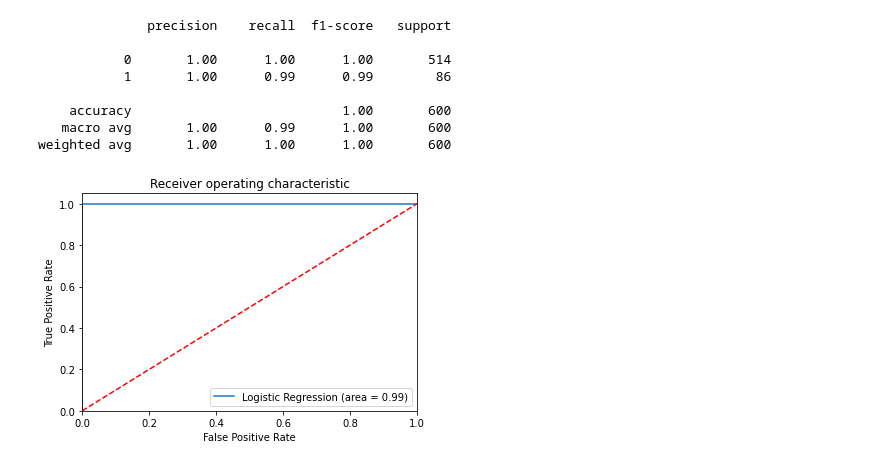
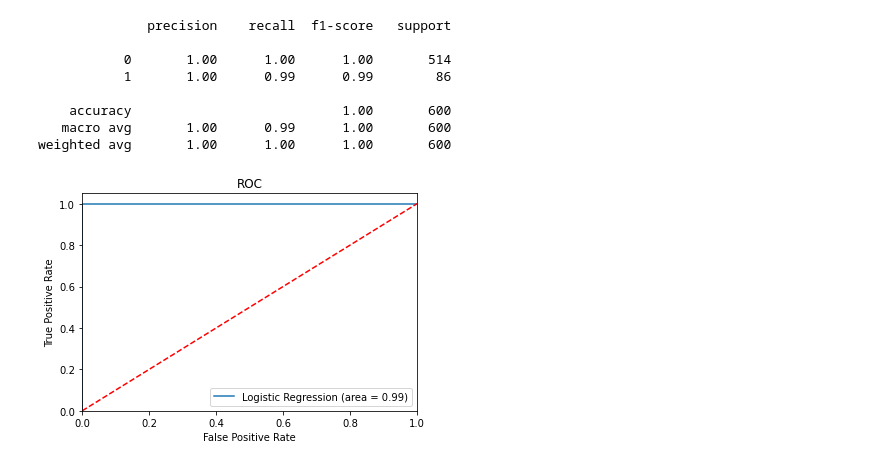
Before and after one commit to victorbeltranjimenez/PR-Final, a Jupyter notebook: Reg_logistica2.ipynb, the cells around one changed output. Drawn from its saved outputs; the diff is of its cells as text; code cells hidden in the pictures.

```diff
--- a/Reg_logistica2.ipynb
+++ b/Reg_logistica2.ipynb
@@ -64,20 +69,17 @@ print(classification_report(y_test, y_pred))
    macro avg       1.00      0.99      1.00       600
 weighted avg       1.00      1.00      1.00       600
 # %%
-import matplotlib.pyplot as plt
-from sklearn.metrics import roc_auc_score
-from sklearn.metrics import roc_curve
 logit_roc_auc = roc_auc_score(y_test, log_reg.predict(X_test))
 fpr, tpr, thresholds = roc_curve(y_test, log_reg.predict_proba(X_test)[:,1])
 plt.figure()
 plt.plot(fpr, tpr, label='Logistic Regression (area = %0.2f)' % logit_roc_auc)
 plt.plot([0, 1], [0, 1],'r--')
 plt.xlim([0.0, 1.0])
 plt.ylim([0.0, 1.05])
 plt.xlabel('False Positive Rate')
 plt.ylabel('True Positive Rate')
-plt.title('Receiver operating characteristic')
+plt.title('ROC')
 plt.legend(loc="lower right")
 plt.show()
 # %% [output]
-[figure, old version]
+[figure, new version]
```
Also changed, not shown: parts of 6 cells of this notebook.
